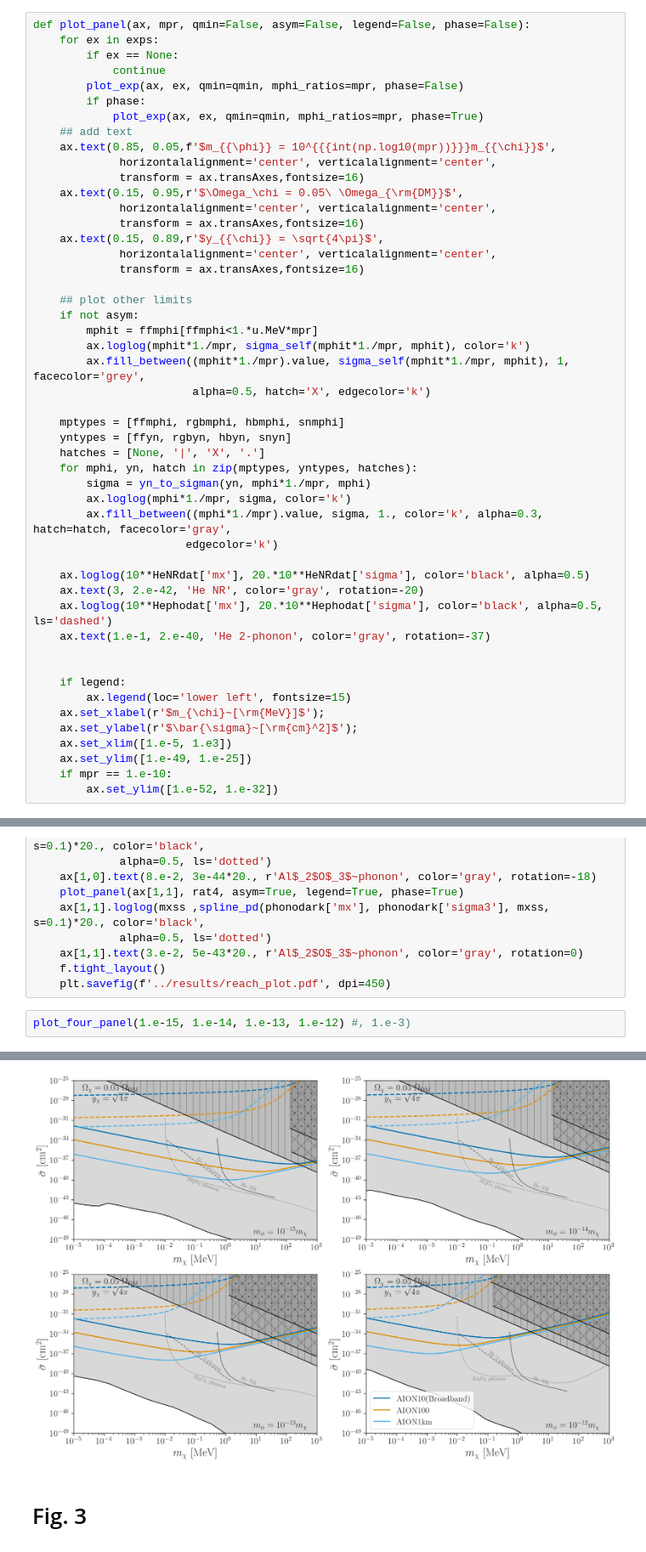
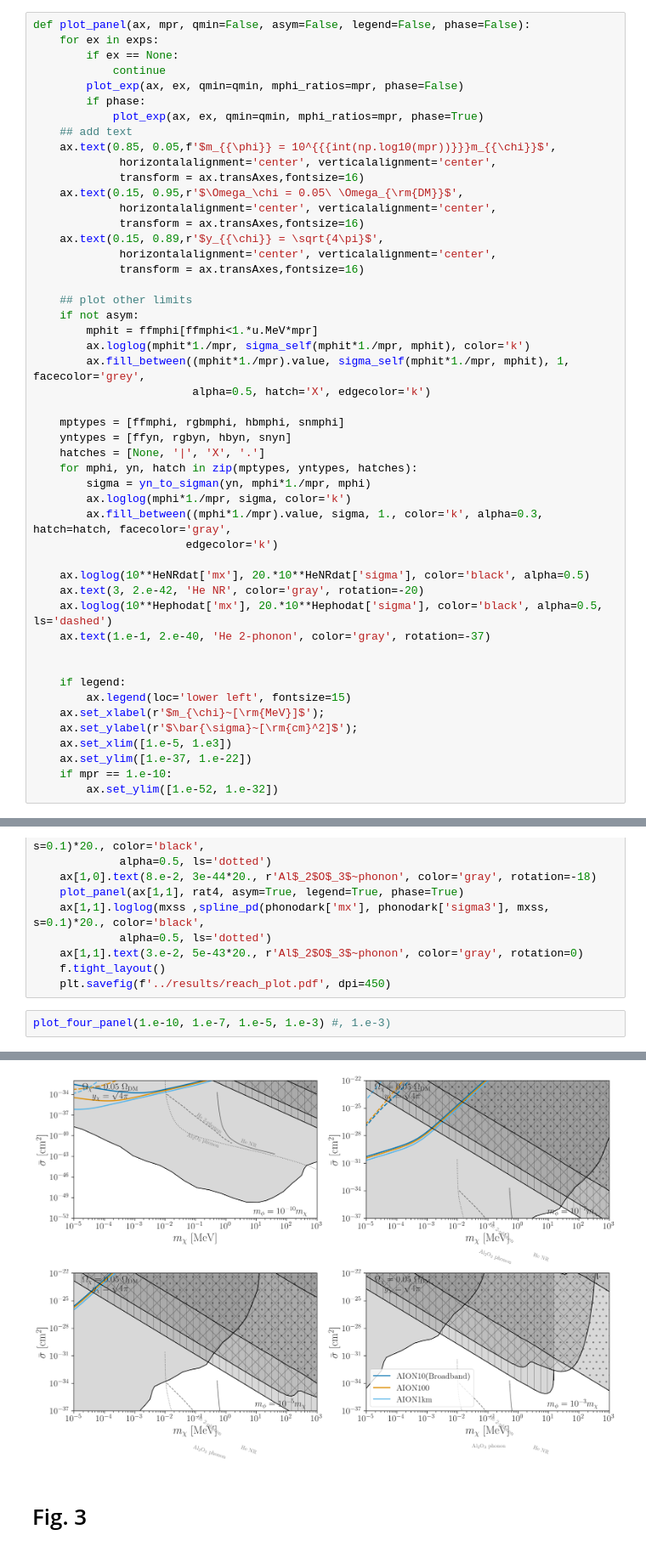
Before and after one commit to PolarisDC/multi_gradiometers, a Jupyter notebook: drivers/make_plots.ipynb, the cells around one changed output, grey strips where cells are left out. Shown at 85% size. Saved outputs shown, nothing was run; the diff lists cells and outputs as text.

```diff
--- a/drivers/make_plots.ipynb
+++ b/drivers/make_plots.ipynb
@@ -330,7 +331,7 @@ def plot_panel(ax, mpr, qmin=False, asym=False, legend=False, phase=False):
     ax.set_xlabel(r'$m_{\chi}~[\rm{MeV}]$');
     ax.set_ylabel(r'$\bar{\sigma}~[\rm{cm}^2]$');
     ax.set_xlim([1.e-5, 1.e3])
-    ax.set_ylim([1.e-49, 1.e-25])
+    ax.set_ylim([1.e-37, 1.e-22])
     if mpr == 1.e-10:
         ax.set_ylim([1.e-52, 1.e-32])
 # %%
@@ -356,26 +357,26 @@ def plot_four_panel(rat1, rat2, rat3, rat4):
     f.tight_layout()
     plt.savefig(f'../results/reach_plot.pdf', dpi=450)
 # %%
-plot_four_panel(1.e-15, 1.e-14, 1.e-13, 1.e-12) #, 1.e-3)
+plot_four_panel(1.e-10, 1.e-7, 1.e-5, 1.e-3) #, 1.e-3)
 # %% [output]
 ../results/limits/AION10BroadbandNFixed_l.dat
 ../results/limits/AION10BroadbandNFixed_l_phase.dat
 ../results/limits/AION100NFixed_l.dat
 ../results/limits/AION100NFixed_l_phase.dat
 ../results/limits/AION1kmNFixed_l.dat
 ../results/limits/AION1kmNFixed_l_phase.dat
 ../results/limits/AION10BroadbandNFixed_l.dat
 ../results/limits/AION10BroadbandNFixed_l_phase.dat
 ../results/limits/AION100NFixed_l.dat
 ../results/limits/AION100NFixed_l_phase.dat
 ../results/limits/AION1kmNFixed_l.dat
 ../results/limits/AION1kmNFixed_l_phase.dat
 ... (8 lines left out)
 ../results/limits/AION100NFixed_l.dat
 ../results/limits/AION100NFixed_l_phase.dat
 ../results/limits/AION1kmNFixed_l.dat
 ../results/limits/AION1kmNFixed_l_phase.dat
-[figure, old version]
+[figure, new version]
 # %% [markdown]
 # Fig. 3
 # %%
```
Also changed, not shown: parts of 4 cells of this notebook, 6 other files.
